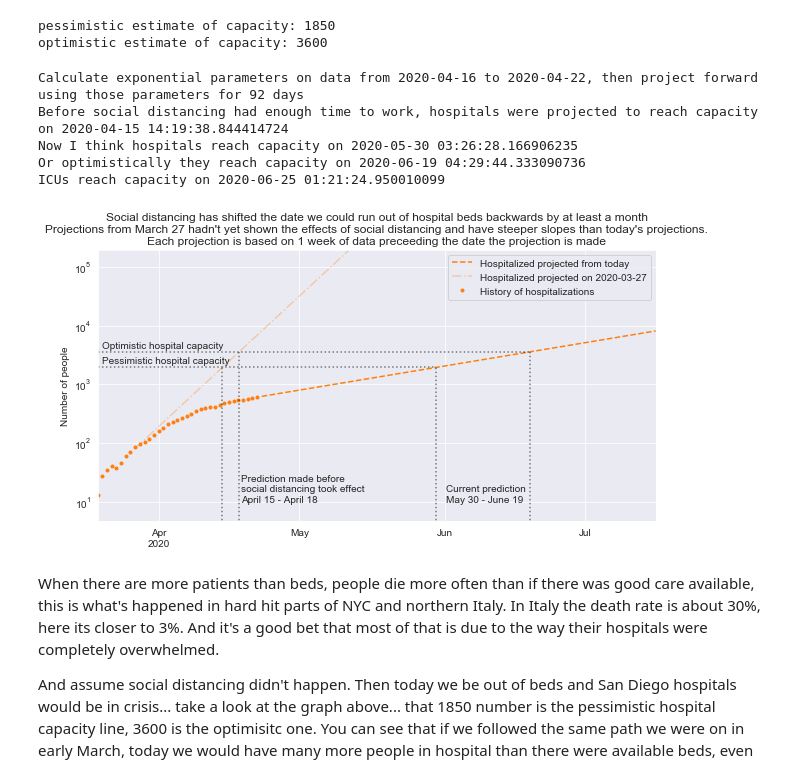
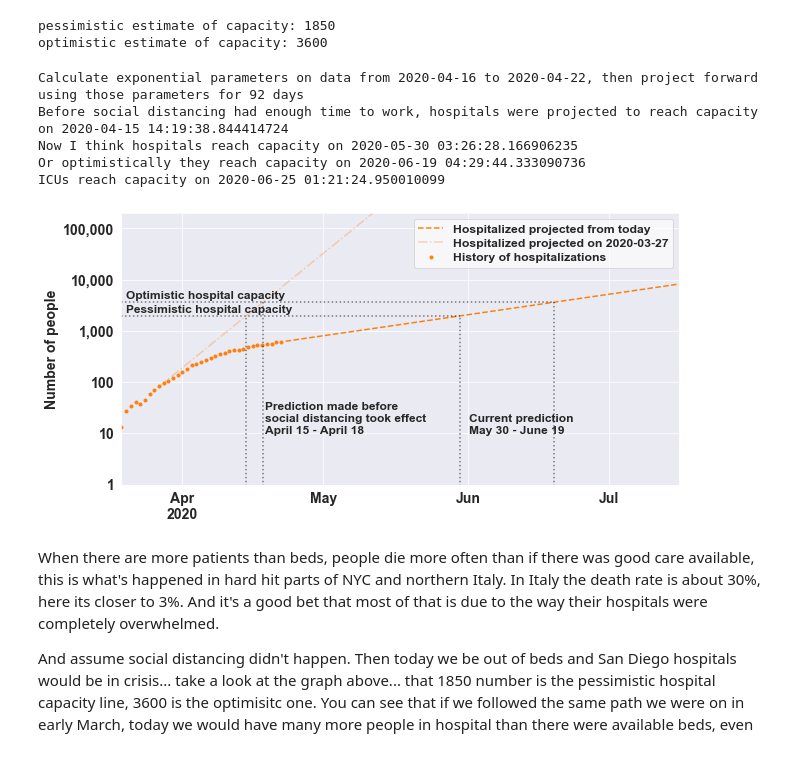
Before and after one commit to jasongfleischer/defunct-website-argo-navis, a Jupyter notebook: _notebooks/2020-04-20-SanDiego-COVID-19.ipynb, the cells around one changed output. Drawn from its saved outputs; the diff is of its cells as text; code cells hidden in the pictures.

```diff
--- a/_notebooks/2020-04-20-SanDiego-COVID-19.ipynb
+++ b/_notebooks/2020-04-20-SanDiego-COVID-19.ipynb
@@ -699,11 +709,11 @@ actual.index = pd.DatetimeIndex(actual.index)
 
 fig, ax = plt.subplots(figsize=(10, 5))
 projected.plot(
-    title=('Social distancing has shifted the date we could run out of hospital beds backwards by at least a month\n'+
-           'Projections from March 27 hadn\'t yet shown the effects of social distancing and have steeper slopes than today\'s projections.\n' +
-    'Each projection is based on 1 week of data preceeding the date the projection is made'
-          )
-    ,ax=ax,logy=True,linestyle='--',color=colors[1]);
+ #   title=('Social distancing has shifted the date we could run out of hospital beds backwards by at least a month\n'+
+ #          'Projections from March 27 hadn\'t yet shown the effects of social distancing and have steeper slopes than today\'s projections.\n' +
+ #   'Each projection is based on 1 week of data preceeding the date the projection is made'
+ #         )
+    ax=ax,logy=True,linestyle='--',color=colors[1]);
 orig_projected.plot(ax=ax,logy=True,color=colors[1],linestyle='-.',alpha=0.3)
 actual.plot(ax=ax,logy=True,color=colors[1],marker='.',linestyle='');
 
@@ -720,45 +730,54 @@ ymx = availbeds
 ax.plot([xmn, xmx], [ymx,ymx], linestyle=':', color='k', alpha=0.5);
 ax.plot([xmx, xmx], [ymn,ymx], linestyle=':', color='k', alpha=0.5);
 ax.annotate('Pessimistic hospital capacity',
-            xy=(xmn+1, 2300), xycoords='data', fontsize=10);
+            xy=(xmn+1, 2300), xycoords='data', fontsize=12,fontweight='heavy');
 # original capacity date
 xmx = orig_hospital_capacity + xmn
 ax.plot([xmx, xmx], [ymn,ymx], linestyle=':', color='k', alpha=0.5);
 ax.annotate('Prediction made before\nsocial distancing took effect\nApril 15 - April 18',
-            xy=(xmx+4, 10), xycoords='data', fontsize=10);
+            xy=(xmx+4, 10), xycoords='data', fontsize=12,fontweight='heavy');
 
 
 
 xmn = ax.get_xbound()[0]
 xmx = (hospital_capacityO + xmn + shiftvline)
 ymn = 0
 ymx = availbedsO
 ax.plot([xmn, xmx], [ymx,ymx], linestyle=':', color='k', alpha=0.5);
 ax.plot([xmx, xmx], [ymn,ymx], linestyle=':', color='k', alpha=0.5);
 ax.annotate('Optimistic hospital capacity',
-            xy=(xmn+1, 4200), xycoords='data', fontsize=10);
+            xy=(xmn+1, 4200), xycoords='data', fontsize=12,fontweight='heavy');
 ax.annotate('Current prediction\n{} - {}'.format(ts1.strftime('%B %e'), ts2.strftime('%B %e')),
-            xy=(xmx-18, 10), xycoords='data', fontsize=10);
+            xy=(xmx-18, 10), xycoords='data', fontsize=12,fontweight='heavy');
 
 
 # original capacity date
 xmx = orig_hospital_capacityO + xmn
 ax.plot([xmx, xmx], [ymn,ymx], linestyle=':', color='k', alpha=0.5);
 
 
 lims = list(plt.ylim())
 lims[1] = 2.0*10**5
 plt.ylim(lims)
 
-plt.legend(loc='best')#, bbox_to_anchor=(0., .5, 1., 0.5))
+plt.ylabel('Number of people', fontsize=14,fontweight='heavy');
+plt.yticks([1,10,100,1000,10000,100000],[1,10,100,'1,000','10,000','100,000'],fontsize=14,fontweight='heavy')
+for tick in ax.xaxis.get_majorticklabels():
+    tick.set_size(14)
+    tick.set_weight('heavy')
+for tick in ax.xaxis.get_minorticklabels():
+    tick.set_size(14)
+    tick.set_weight('heavy')
+
+plt.legend(loc='best',prop={'weight':'heavy', 'size':12.25},labelspacing=0.3, facecolor='w', framealpha=0.66)#, bbox_to_anchor=(0., .5, 1., 0.5))
 plt.savefig('Plots/hospitalcapacity-compare.png',dpi=300);
 # %% [output]
 Calculate exponential parameters on data from 2020-04-16 to 2020-04-22, then project forward using those parameters for 92 days
 Before social distancing had enough time to work, hospitals were projected to reach capacity on 2020-04-15 14:19:38.844414724
 Now I think hospitals reach capacity on 2020-05-30 03:26:28.166906235
 Or optimistically they reach capacity on 2020-06-19 04:29:44.333090736
 ICUs reach capacity on 2020-06-25 01:21:24.950010099
-[figure, old version]
+[figure, new version]
 # %% [markdown]
 When there are more patients than beds, people die more often than if there was good care available, this is what's happened in hard hit parts of NYC and northern Italy. In Italy the death rate is about 30%, here its closer to 3%.  And it's a good bet that most of that is due to the way their hospitals were completely overwhelmed.
 
```
Also changed, not shown: parts of 3 cells of this notebook.
